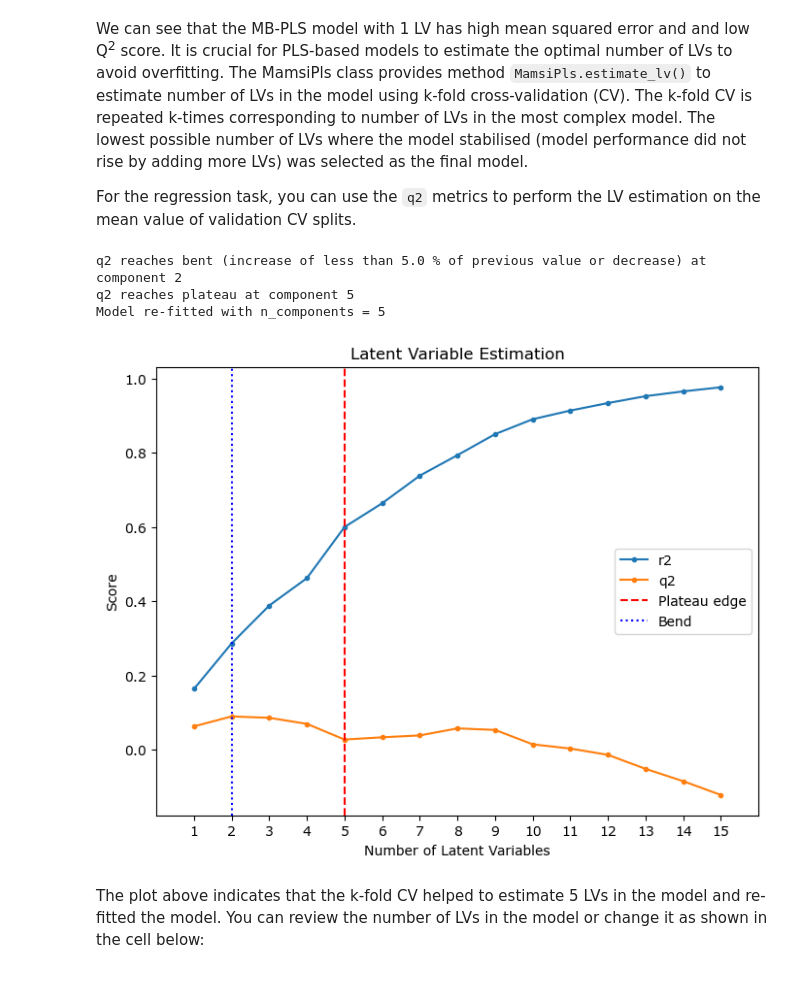
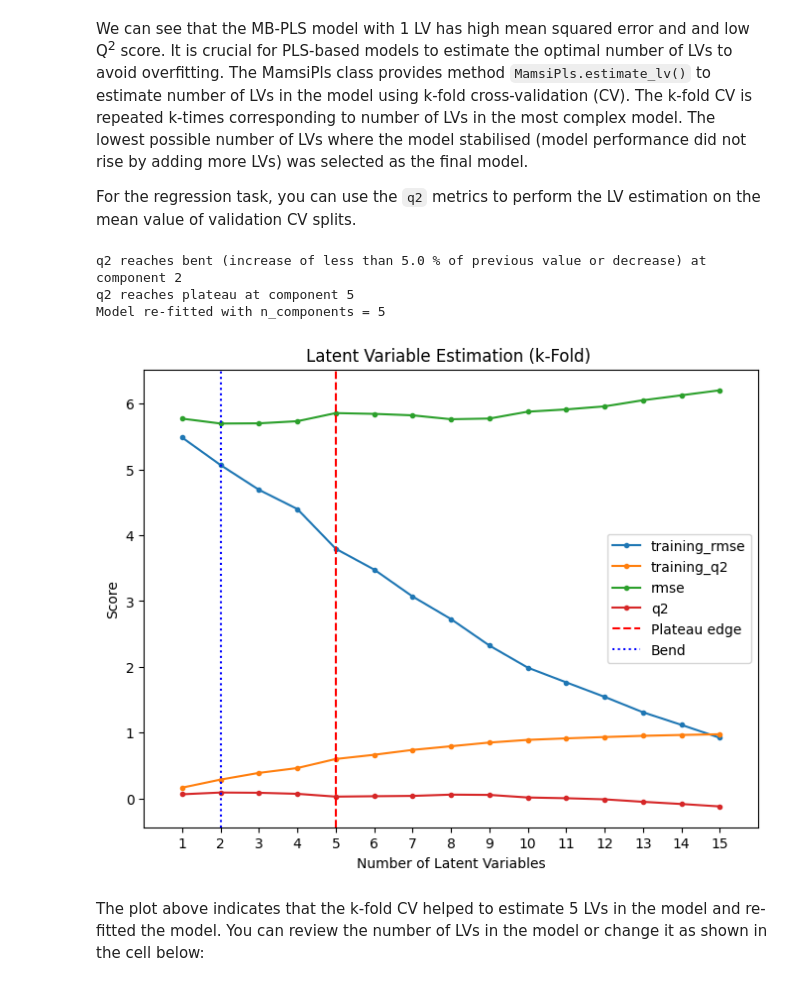
Before and after one commit to kopeckylukas/py-mamsi-tutorials, a Jupyter notebook: tutorials/regression.ipynb, the cells around one changed output. Drawn from its saved outputs; the diff is of its cells as text; code cells hidden in the pictures.

Commit message:
update tutorials for MAMSI v1.0.3

```diff
--- a/tutorials/regression.ipynb
+++ b/tutorials/regression.ipynb
@@ -88,12 +88,12 @@ We can see that the MB-PLS model with 1 LV has high mean squared error and and l
 
 For the regression task, you can use the `q2` metrics to perform the LV estimation on the mean value of validation CV splits.
 # %%
-mamsipls.estimate_lv([hpos_train, lpos_train, lneg_train], y_train, y_continuous=True, metric='q2', max_components=15)
+mamsipls.estimate_lv([hpos_train, lpos_train, lneg_train], y_train, classification=False, metric='q2', max_components=15)
 # %% [output]
 q2 reaches bent (increase of less than 5.0 % of previous value or decrease) at component 2
 q2 reaches plateau at component 5
 Model re-fitted with n_components = 5
-[figure, old version]
+[figure, new version]
 # %% [markdown]
 The plot above indicates that the k-fold CV helped to estimate 5 LVs in the model and re-fitted the model. You can review the number of LVs in the model or change it as shown in the cell below:
 # %%
```
Also changed, not shown: parts of 7 cells of this notebook, 1 other file.
